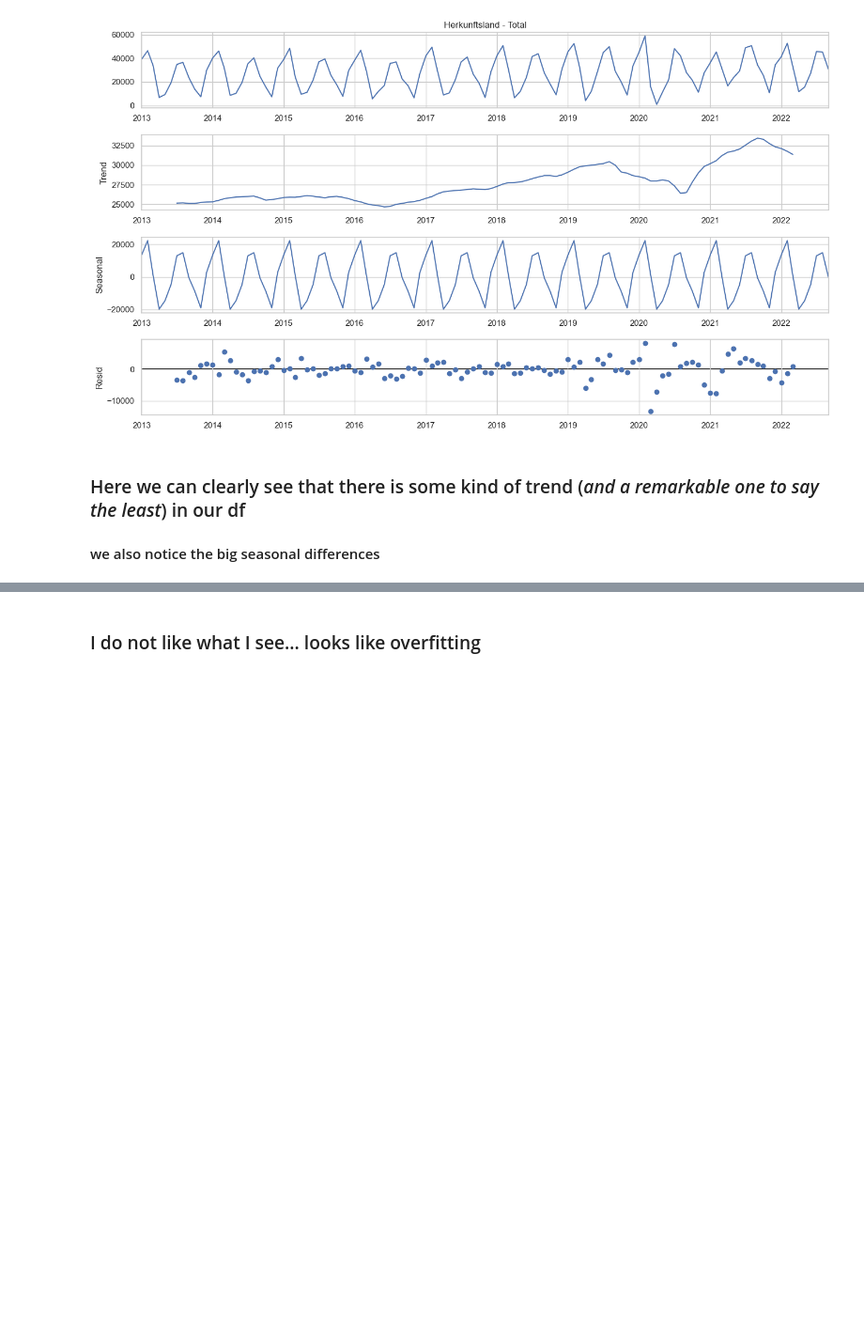
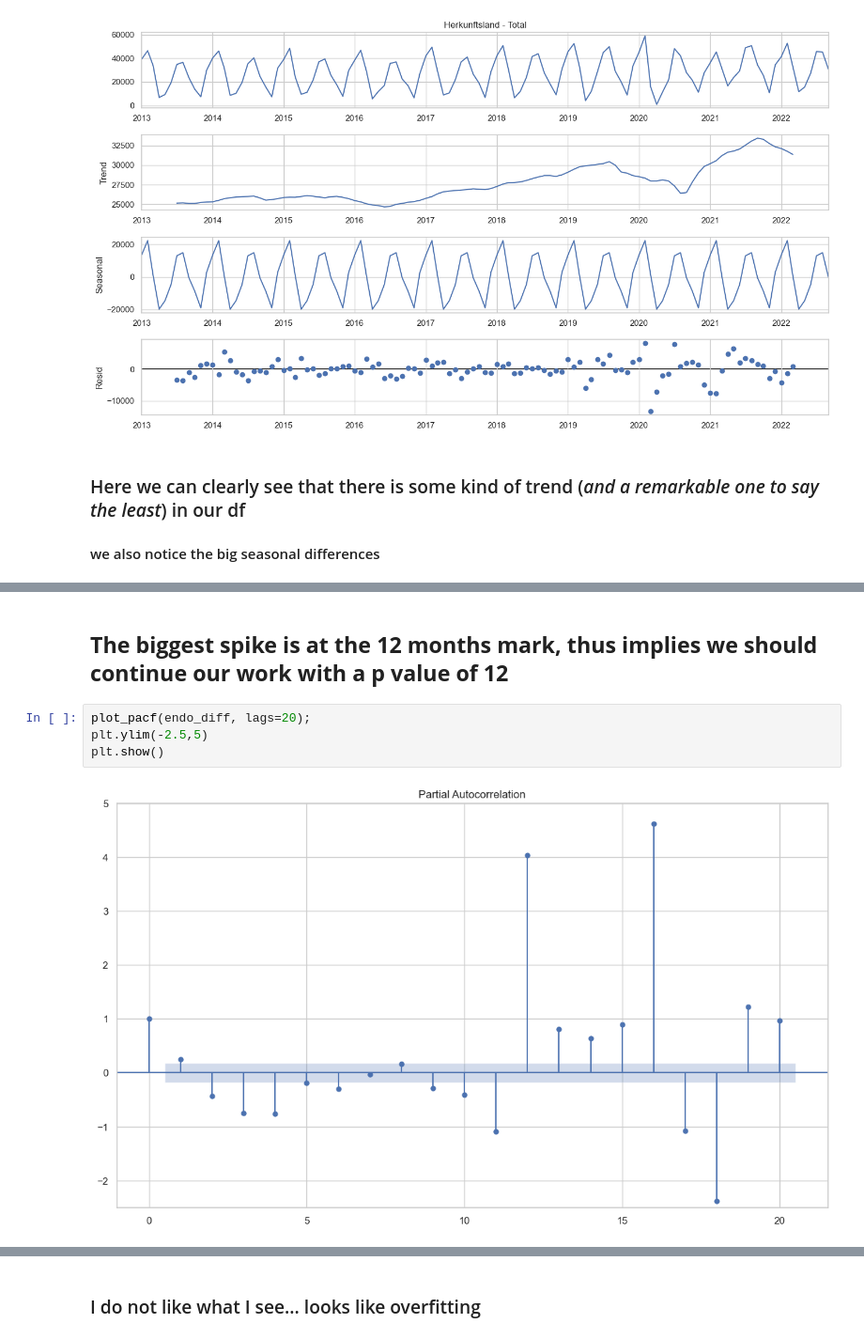
Before and after one commit to Erd4/dsfgp, a Jupyter notebook: code/pred.ipynb, the cells around one changed output, grey strips where cells are left out. Shown at 94% size. Cells and saved outputs as stored; diff of their text form; blank space fills up the shorter version.

```diff
--- a/code/pred.ipynb
+++ b/code/pred.ipynb
@@ -320,0 +210,8 @@ ABNORMAL_TERMINATION_IN_LNSRCH
+# %% [markdown]
+## **The biggest spike is at the 12 months mark, thus implies we should continue our work with a p value of 12**
+# %%
+plot_pacf(endo_diff, lags=20);
+plt.ylim(-2.5,5)
+plt.show()
+# %% [output]
+[figure, added]
```
Also changed, not shown: parts of 20 cells of this notebook.
